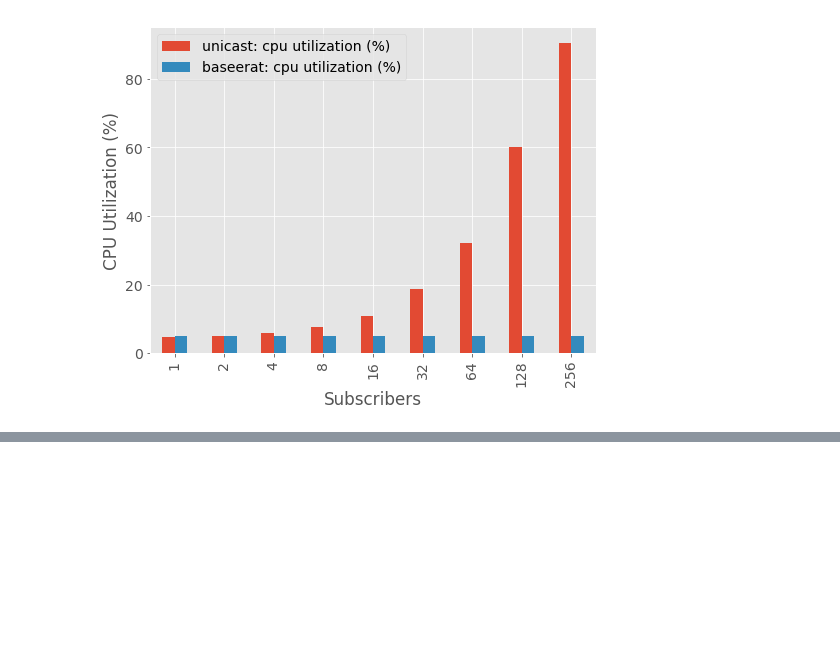
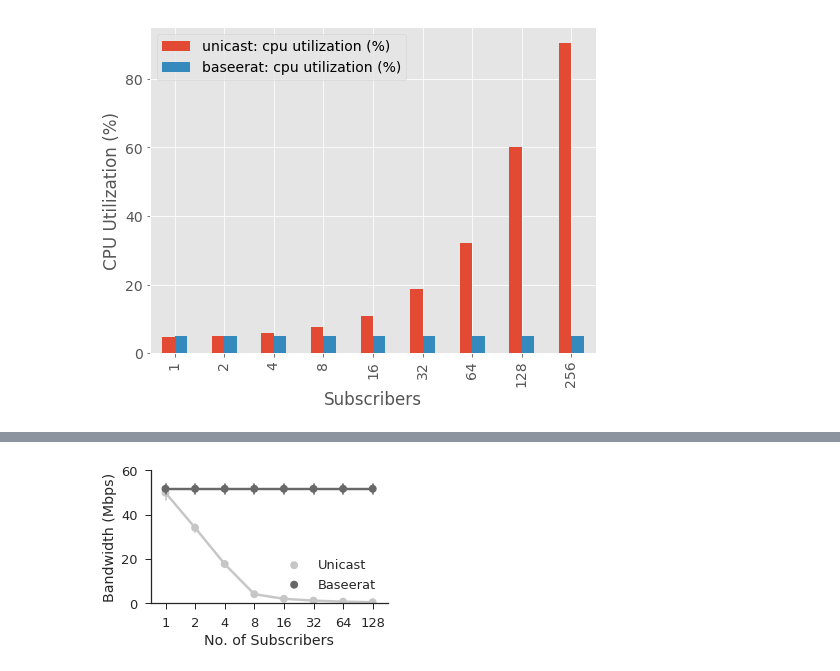
Before and after one commit to Elmo-MCast/measurements, a Jupyter notebook: vmware/analysis/apps/pub/vms/fanout/usage.ipynb, the cells around one changed output, grey strips where cells are left out. Cells and saved outputs as stored; diff of their text form; code cells hidden in the pictures; blank space fills up the shorter version.

Commit message:
checkpoint: Sep 23 2013  Please enter the commit message for your changes. Lines starting

```diff
--- a/vmware/analysis/apps/pub/vms/fanout/usage.ipynb
+++ b/vmware/analysis/apps/pub/vms/fanout/usage.ipynb
@@ -162,3 +162,31 @@ plt.savefig('zmq-cpu-util-barplot.pdf')
 plt.show()
 # %% [output]
 [figure]
+# %%
+sns_plot_data = pd.DataFrame()
+
+subscribers = [1, 2, 4, 8, 16, 32, 64, 128]
+
+subs = []
+rows = []
+rows_rps = []
+types = []
+
+for i in subscribers:
+    subs += [i for _ in range(len(dish_data_dict['unicast'][i]['in (kbps)']))]
+    rows += list(dish_data_dict['unicast'][i]['in (kbps)'] / 1024)
+    rows_rps += list(dish_data_dict['unicast'][i]['in (kbps)'] / message_size)
+    types += ['Unicast' for _ in range(len(dish_data_dict['unicast'][i]['in (kbps)']))]
+
+for i in subscribers:
+    subs += [i for _ in range(len(dish_data_dict['baseerat'][1]['in (kbps)']))]
+    rows += list(dish_data_dict['baseerat'][1]['in (kbps)'] / 1024)
+    rows_rps += list(dish_data_dict['baseerat'][1]['in (kbps)'] / message_size)
+    types += ['Baseerat' for _ in range(len(dish_data_dict['baseerat'][1]['in (kbps)']))]
+
+sns_plot_data['subscribers'] = subs
+sns_plot_data['bandwidth (mbps)'] = rows
+sns_plot_data['bandwidth (krps)'] = rows_rps
+sns_plot_data[''] = types
+
+# plot_data_dict
@@ -164,0 +221,10 @@ plt.show()
+# %%
+sns.set(style='ticks', font_scale=1.3, rc={"lines.linewidth": 0.9})
+ax = sns.factorplot(x='subscribers', y='bandwidth (mbps)', hue='', data=sns_plot_data, palette="Greys",
+                   size=3, kind="point", legend=True, legend_out=False, aspect=1.5, ci='sd', scale=1.5)
+ax.set(xlabel='No. of Subscribers', ylabel='Bandwidth (Mbps)')
+ax.set(ylim=(0, 60))
+plt.savefig('zmq-bandwidth-mbps.pdf')
+plt.show()
+# %% [output]
+[figure, added]
```
Also changed, not shown: parts of 8 cells of this notebook, 10 other files.
